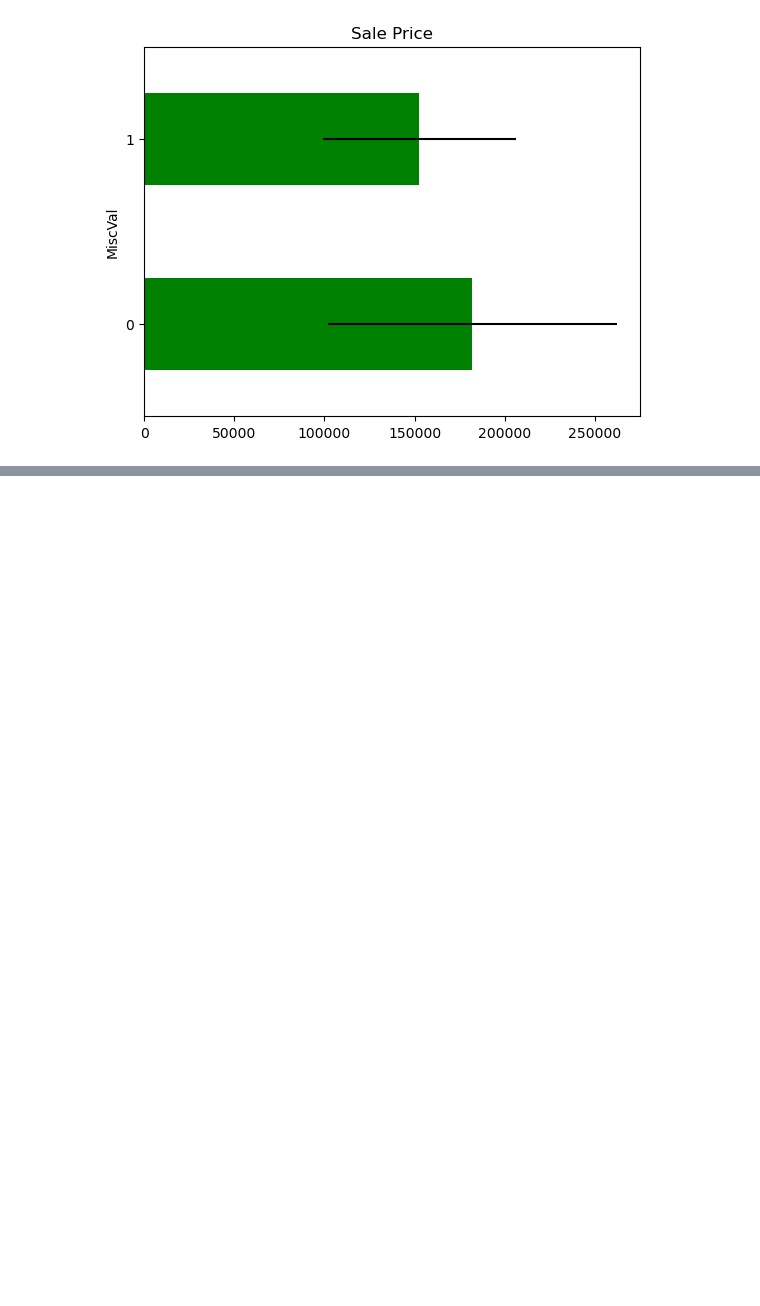
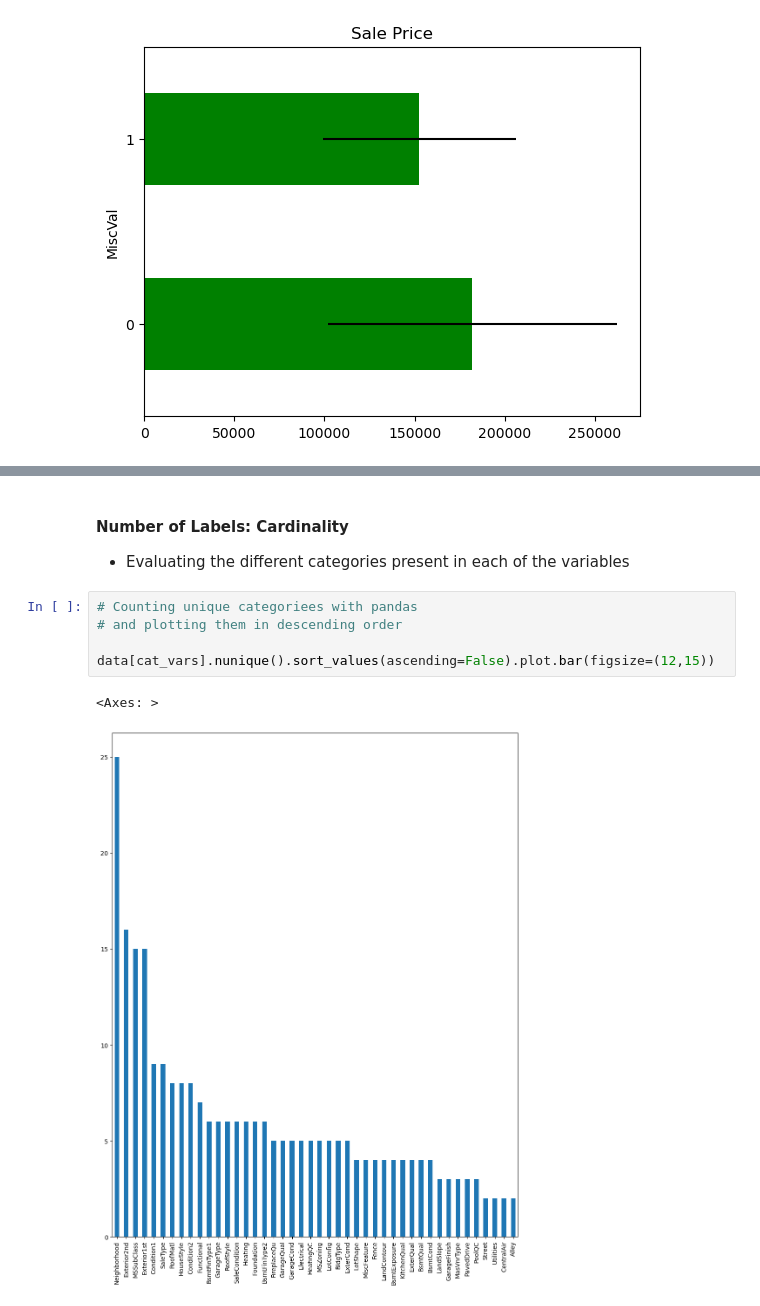
Before and after one commit to Mezcue/ML-Practice, a Jupyter notebook: EDA - practice.ipynb, the cells around one changed output, grey strips where cells are left out. Drawn from its saved outputs; the diff is of its cells as text; blank space fills up the shorter version.

```diff
--- a/EDA - practice.ipynb
+++ b/EDA - practice.ipynb
@@ -594,0 +611,11 @@ for var in skewed:
+# %% [markdown]
+#### Number of Labels: Cardinality
+- Evaluating the different categories present in each of the variables
+# %%
+# Counting unique categoriees with pandas
+# and plotting them in descending order
+
+data[cat_vars].nunique().sort_values(ascending=False).plot.bar(figsize=(12,15))
+# %% [output]
+<Axes: >
+[figure, added]
```
Also changed, not shown: parts of 15 cells of this notebook.
